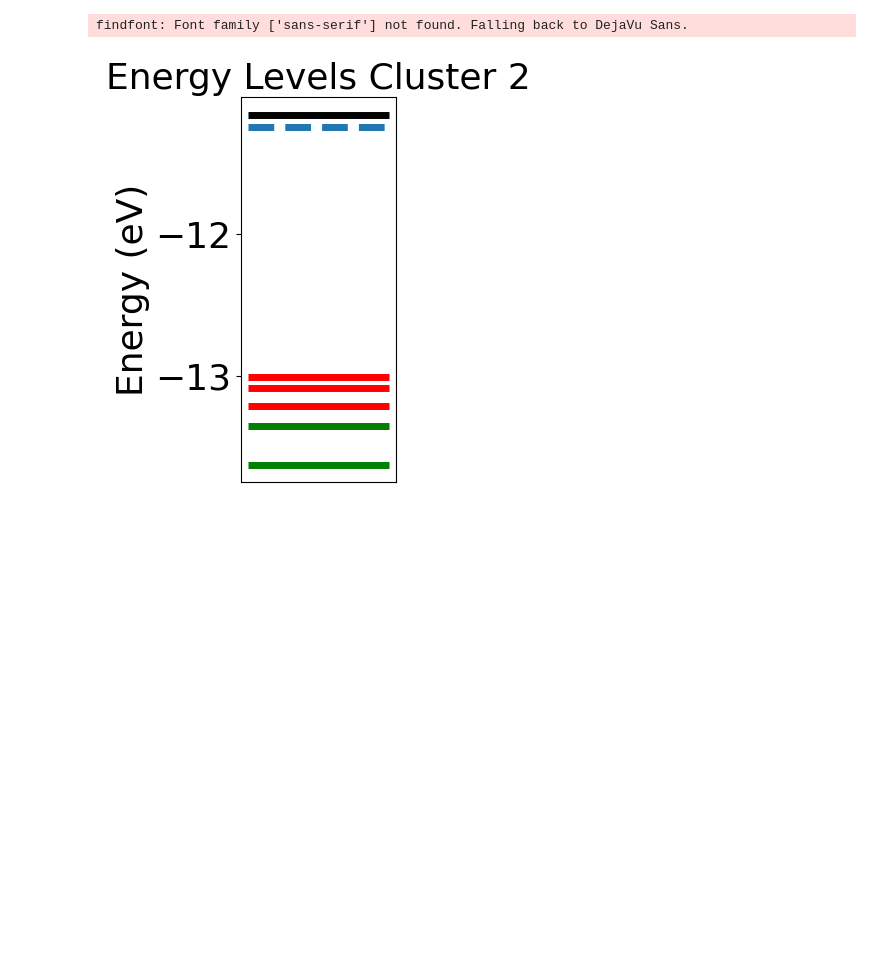
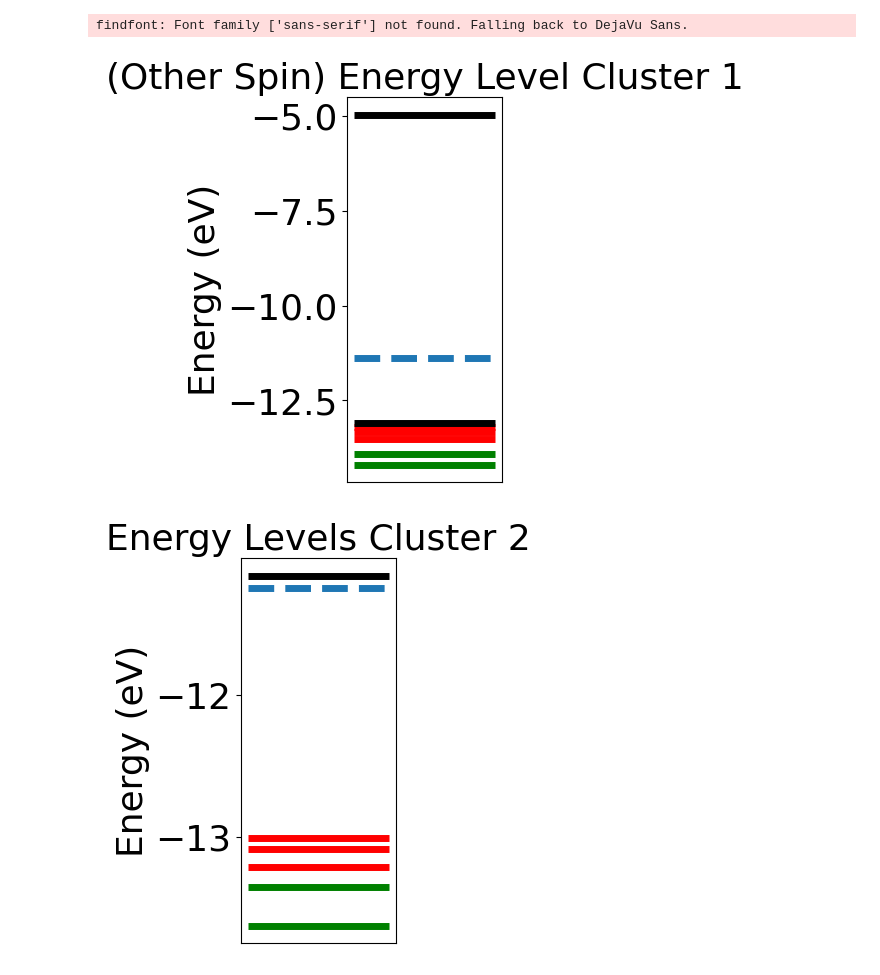
Before and after one commit to charlesrc/nanoscint, a Jupyter notebook: nanoscint/maintext/DFT Setup and Analysis/All DFT Plots.ipynb, the cells around one changed output. Cells and saved outputs as stored; diff of their text form; code cells hidden in the pictures; blank space fills up the shorter version.

```diff
--- a/nanoscint/maintext/DFT Setup and Analysis/All DFT Plots.ipynb
+++ b/nanoscint/maintext/DFT Setup and Analysis/All DFT Plots.ipynb
@@ -195,6 +238,25 @@ title("Energy Levels Cluster 1");
 # %% [output]
 [figure]
 findfont: Font family ['sans-serif'] not found. Falling back to DejaVu Sans.
+# %%
+# plot to show that other spin channel doesn't contribute
+
+figure(figsize = (2, 5))
+hlines([energiesup_cluster1[23]*Hartree_to_eV], 0, 1, linewidth=5, color = :green)
+hlines([energiesup_cluster1[24]*Hartree_to_eV], 0, 1, linewidth=5, color = :green)
+hlines([energiesup_cluster1[25]*Hartree_to_eV], 0, 1, linewidth=5, color = :red)
+hlines([energiesup_cluster1[26]*Hartree_to_eV], 0, 1, linewidth=5, color = :red)
+hlines([energiesup_cluster1[27]*Hartree_to_eV], 0, 1, linewidth=5, color = :red)
+hlines([energiesup_cluster1[28]*Hartree_to_eV], 0, 1, linewidth=5, color = :black)
+hlines([energiesup_cluster1[29]*Hartree_to_eV], 0, 1, linewidth=5, color = :black)
+
+hlines(μ1*Hartree_to_eV, 0, 1, linewidth=5, linestyle="--", label="Chemical Potential")
+ylabel("Energy (eV)")
+#legend()
+xticks(Float64[])
+title("(Other Spin) Energy Level Cluster 1");
+# %% [output]
+[figure, added]
 # %%
 # Plots cluster 2 (Energy levels)
 figure(figsize = (2, 5))
```
Also changed, not shown: parts of 9 cells of this notebook, 1 other file.
